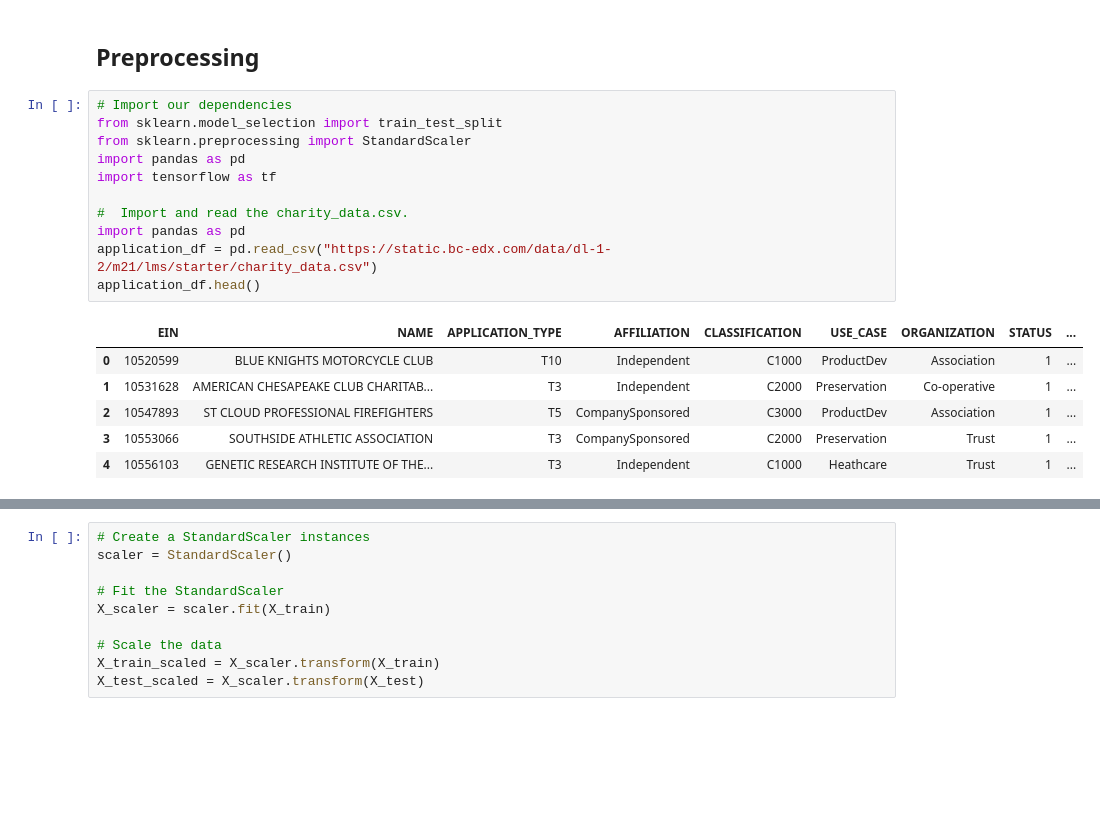
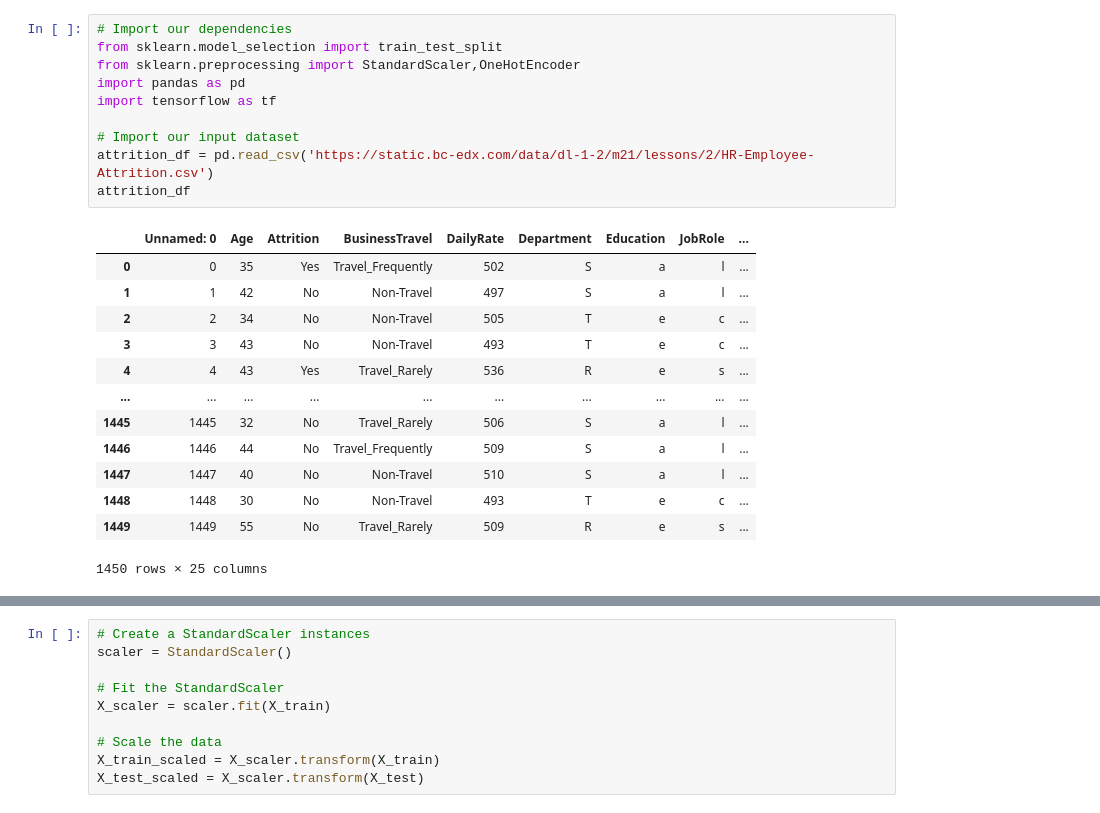
Before and after one commit to dilqvl62/deep-learning-challenge, a Jupyter notebook: alphabet_soup_charity.ipynb, the cells around one changed output, grey strips where cells are left out. Saved outputs shown, nothing was run; the diff lists cells and outputs as text; blank space fills up the shorter version.

```diff
--- a/alphabet_soup_charity.ipynb
+++ b/alphabet_soup_charity.ipynb
@@ -1,22 +1,26 @@
 # %% [markdown]
 <a href="https://colab.research.google.com/github/dilqvl62/deep-learning-challenge/blob/main/alphabet_soup_charity.ipynb" target="_parent"><img src="https://colab.research.google.com/assets/colab-badge.svg" alt="Open In Colab"/></a>
-# %% [markdown]
-## Preprocessing
 # %%
 # Import our dependencies
 from sklearn.model_selection import train_test_split
-from sklearn.preprocessing import StandardScaler
+from sklearn.preprocessing import StandardScaler,OneHotEncoder
 import pandas as pd
 import tensorflow as tf
 
-#  Import and read the charity_data.csv.
-import pandas as pd
-application_df = pd.read_csv("https://static.bc-edx.com/data/dl-1-2/m21/lms/starter/charity_data.csv")
-application_df.head()
+# Import our input dataset
+attrition_df = pd.read_csv('https://static.bc-edx.com/data/dl-1-2/m21/lessons/2/HR-Employee-Attrition.csv')
+attrition_df
 # %% [output]
-|  | EIN | NAME | APPLICATION_TYPE | AFFILIATION | CLASSIFICATION | USE_CASE | ORGANIZATION | STATUS | ... |
-| 0 | 10520599 | BLUE KNIGHTS MOTORCYCLE CLUB | T10 | Independent | C1000 | ProductDev | Association | 1 | ... |
-| 1 | 10531628 | AMERICAN CHESAPEAKE CLUB CHARITAB... | T3 | Independent | C2000 | Preservation | Co-operative | 1 | ... |
-| 2 | 10547893 | ST CLOUD PROFESSIONAL FIREFIGHTERS | T5 | CompanySponsored | C3000 | ProductDev | Association | 1 | ... |
-| 3 | 10553066 | SOUTHSIDE ATHLETIC ASSOCIATION | T3 | CompanySponsored | C2000 | Preservation | Trust | 1 | ... |
-| 4 | 10556103 | GENETIC RESEARCH INSTITUTE OF THE... | T3 | Independent | C1000 | Heathcare | Trust | 1 | ... |
+|  | Unnamed: 0 | Age | Attrition | BusinessTravel | DailyRate | Department | Education | JobRole | ... |
+| 0 | 0 | 35 | Yes | Travel_Frequently | 502 | S | a | l | ... |
+| 1 | 1 | 42 | No | Non-Travel | 497 | S | a | l | ... |
+| 2 | 2 | 34 | No | Non-Travel | 505 | T | e | c | ... |
+| 3 | 3 | 43 | No | Non-Travel | 493 | T | e | c | ... |
+| 4 | 4 | 43 | Yes | Travel_Rarely | 536 | R | e | s | ... |
+| ... | ... | ... | ... | ... | ... | ... | ... | ... | ... |
+| 1445 | 1445 | 32 | No | Travel_Rarely | 506 | S | a | l | ... |
+| 1446 | 1446 | 44 | No | Travel_Frequently | 509 | S | a | l | ... |
+| 1447 | 1447 | 40 | No | Non-Travel | 510 | S | a | l | ... |
+| 1448 | 1448 | 30 | No | Non-Travel | 493 | T | e | c | ... |
+| 1449 | 1449 | 55 | No | Travel_Rarely | 509 | R | e | s | ... |
+1450 rows × 25 columns
```
Also changed, not shown: parts of 21 cells of this notebook.
